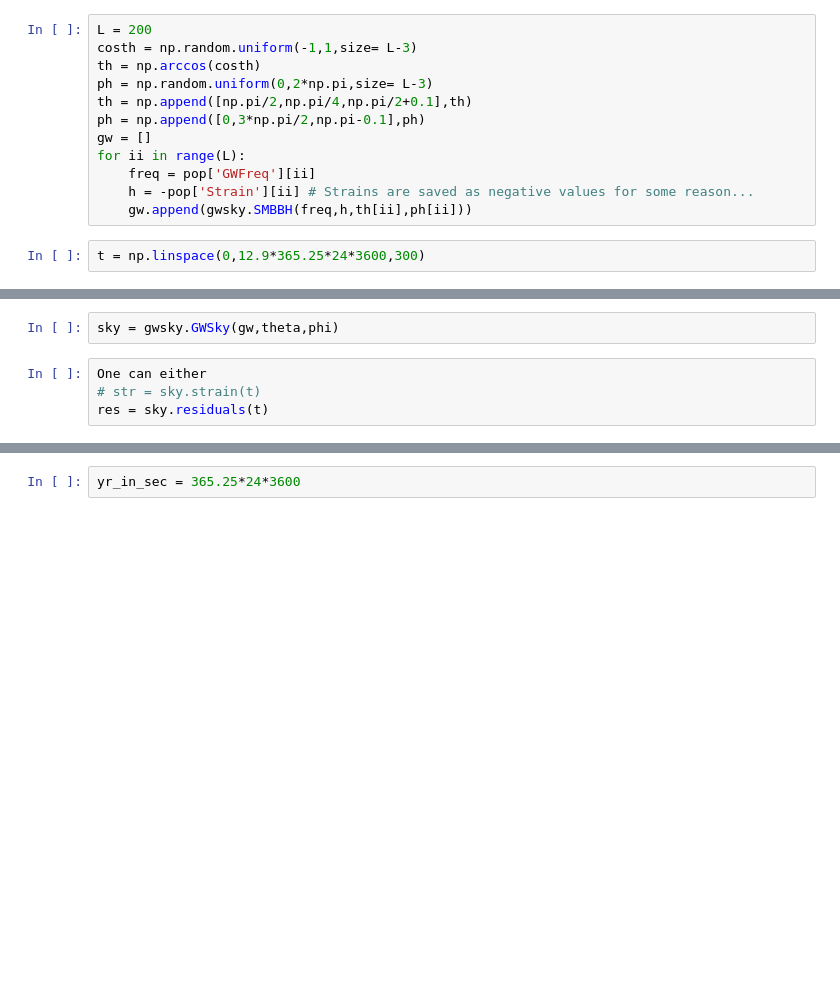
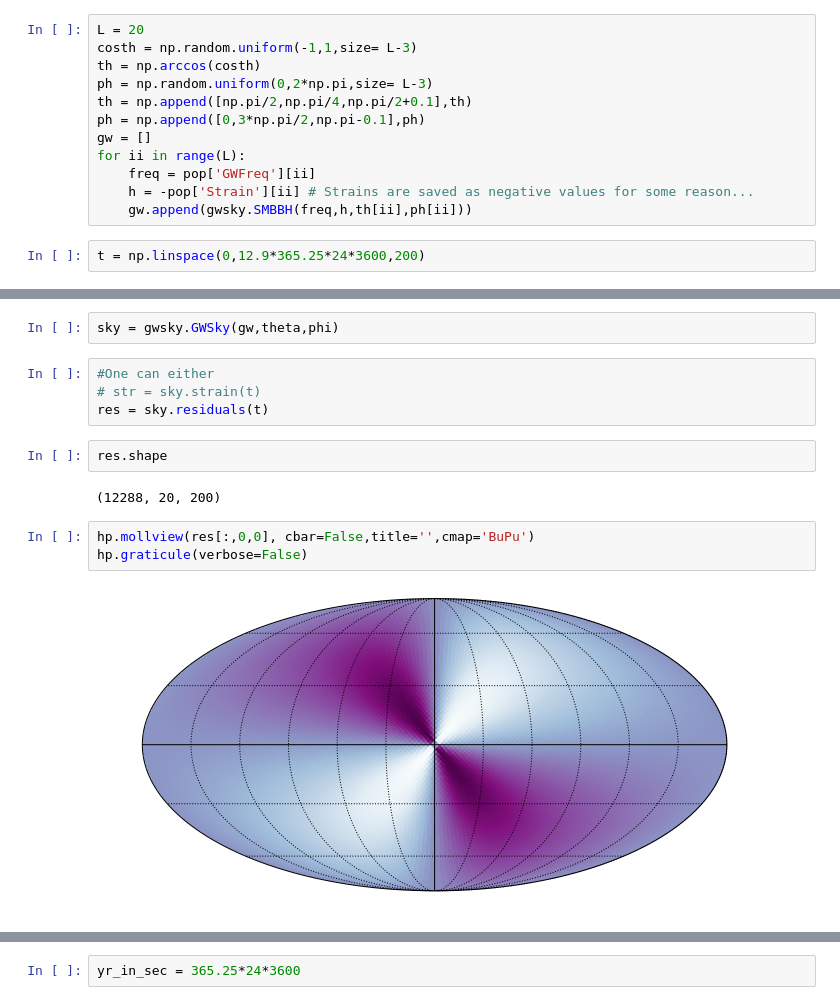
Before and after one commit to Hazboun6/gw_sky, a Jupyter notebook: _static/notebooks/pta_smbbh.ipynb, the cells around one changed output, grey strips where cells are left out. Cells and saved outputs as stored; diff of their text form; blank space fills up the shorter version.

```diff
--- a/_static/notebooks/pta_smbbh.ipynb
+++ b/_static/notebooks/pta_smbbh.ipynb
@@ -13,7 +13,7 @@ from gw_sky import gwsky
 # %%
 pop = gwsky.smbbh_pop()
 # %%
-L = 200
+L = 20
 costh = np.random.uniform(-1,1,size= L-3)
 th = np.arccos(costh)
 ph = np.random.uniform(0,2*np.pi,size= L-3)
@@ -25,7 +25,7 @@ for ii in range(L):
     h = -pop['Strain'][ii] # Strains are saved as negative values for some reason...
     gw.append(gwsky.SMBBH(freq,h,th[ii],ph[ii]))
 # %%
-t = np.linspace(0,12.9*365.25*24*3600,300)
+t = np.linspace(0,12.9*365.25*24*3600,200)
 # %%
 NSIDE = 32
 NPIX = hp.nside2npix(NSIDE)
@@ -34,6 +34,15 @@ theta, phi = hp.pix2ang(nside=NSIDE,ipix=IPIX)
 # %%
 sky = gwsky.GWSky(gw,theta,phi)
 # %%
-One can either
+#One can either
 # str = sky.strain(t)
 res = sky.residuals(t)
+# %%
+res.shape
+# %% [output]
+(12288, 20, 200)
+# %%
+hp.mollview(res[:,0,0], cbar=False,title='',cmap='BuPu')
+hp.graticule(verbose=False)
+# %% [output]
+[figure, added]
```
Also changed, not shown: parts of 3 cells of this notebook.
